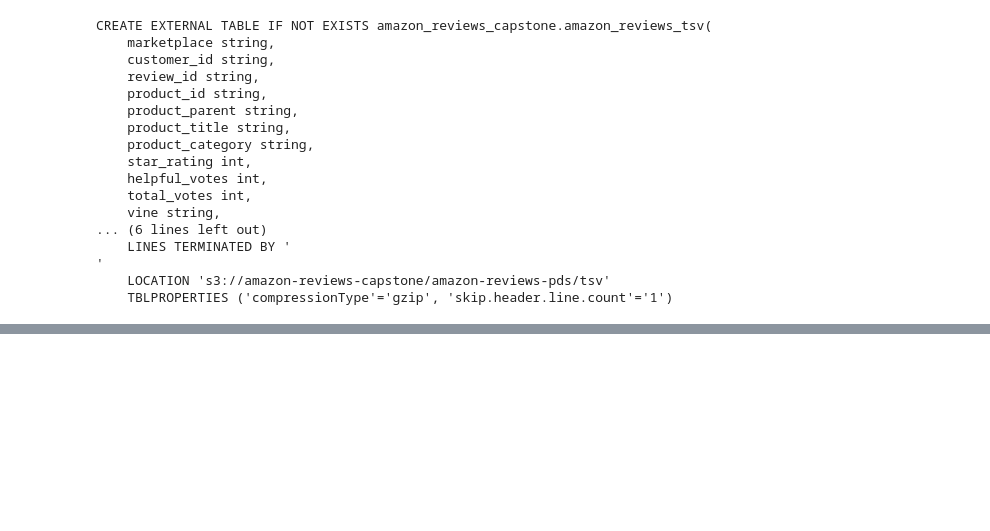
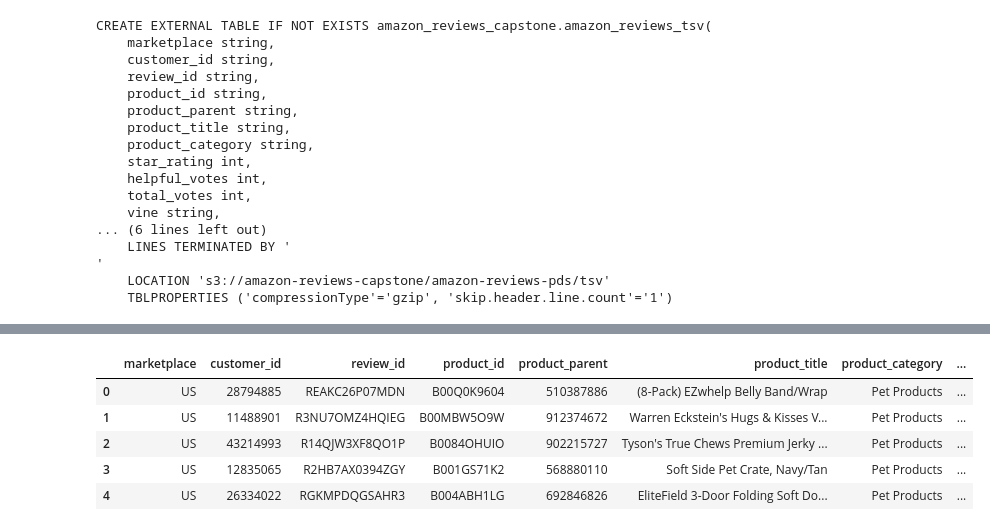
Before and after one commit to IfElseRun/Capstone-Project, a Jupyter notebook: data_insertion.ipynb, the cells around one changed output, grey strips where cells are left out. Drawn from its saved outputs; the diff is of its cells as text; code cells hidden in the pictures; blank space fills up the shorter version.

```diff
--- a/data_insertion.ipynb
+++ b/data_insertion.ipynb
@@ -211,0 +319,4 @@ print(statement)
+# %%
+database_name = "amazon_reviews_capstone"
+table_name_tsv = "amazon_reviews_tsv"
+table_name_parquet = "amazon_reviews_parquet"
@@ -211,0 +329,3 @@ print(statement)
+# %%
+%%time
+df = wr.athena.read_sql_query(sql="SELECT * FROM amazon_reviews_capstone.amazon_reviews_parquet LIMIT 5000".format(table_name_parquet), database=database_name)
@@ -211,0 +335,9 @@ print(statement)
+# %%
+df.head(5)
+# %% [output]
+|  | marketplace | customer_id | review_id | product_id | product_parent | product_title | product_category | ... |
+| 0 | US | 28794885 | REAKC26P07MDN | B00Q0K9604 | 510387886 | (8-Pack) EZwhelp Belly Band/Wrap | Pet Products | ... |
+| 1 | US | 11488901 | R3NU7OMZ4HQIEG | B00MBW5O9W | 912374672 | Warren Eckstein's Hugs & Kisses V... | Pet Products | ... |
+| 2 | US | 43214993 | R14QJW3XF8QO1P | B0084OHUIO | 902215727 | Tyson's True Chews Premium Jerky ... | Pet Products | ... |
+| 3 | US | 12835065 | R2HB7AX0394ZGY | B001GS71K2 | 568880110 | Soft Side Pet Crate, Navy/Tan | Pet Products | ... |
+| 4 | US | 26334022 | RGKMPDQGSAHR3 | B004ABH1LG | 692846826 | EliteField 3-Door Folding Soft Do... | Pet Products | ... |
```
Also changed, not shown: parts of 70 cells of this notebook.
